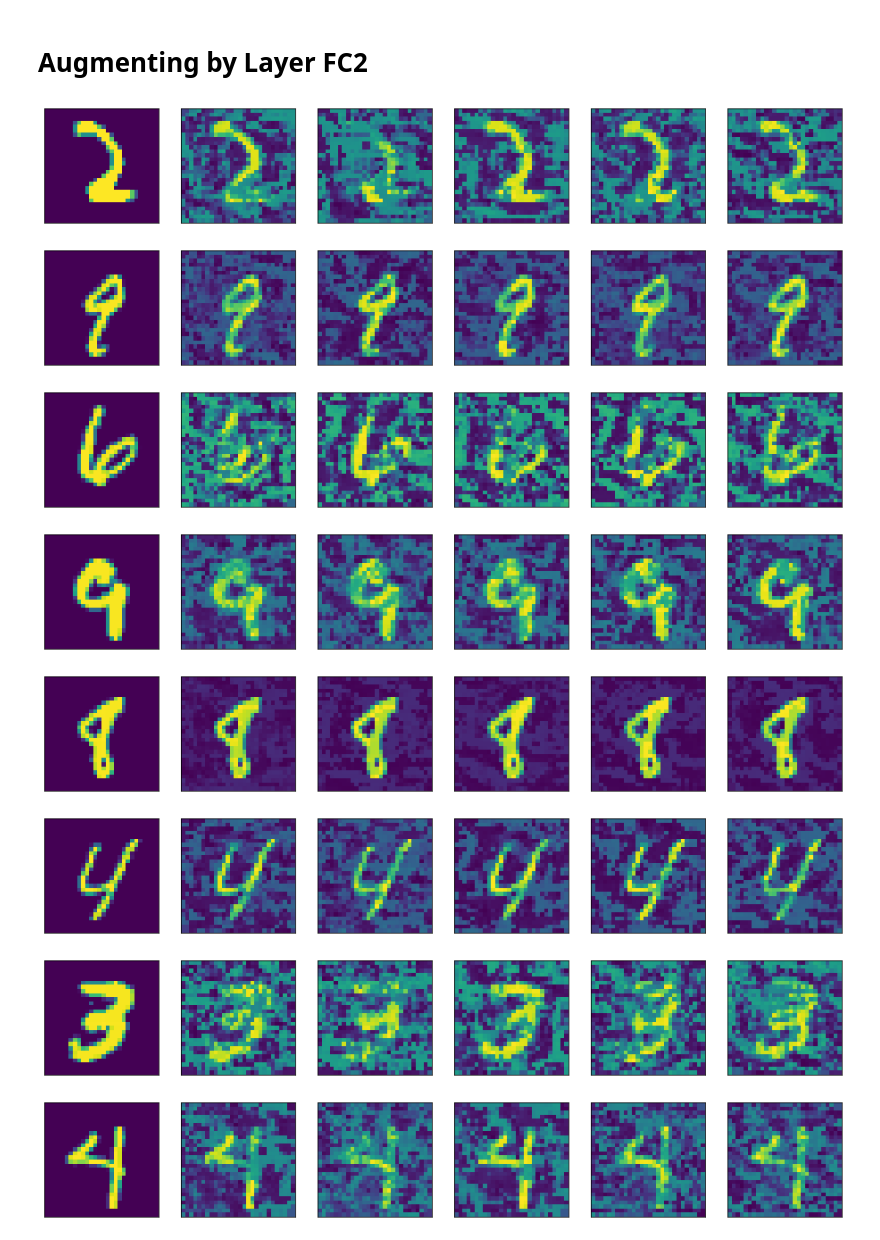
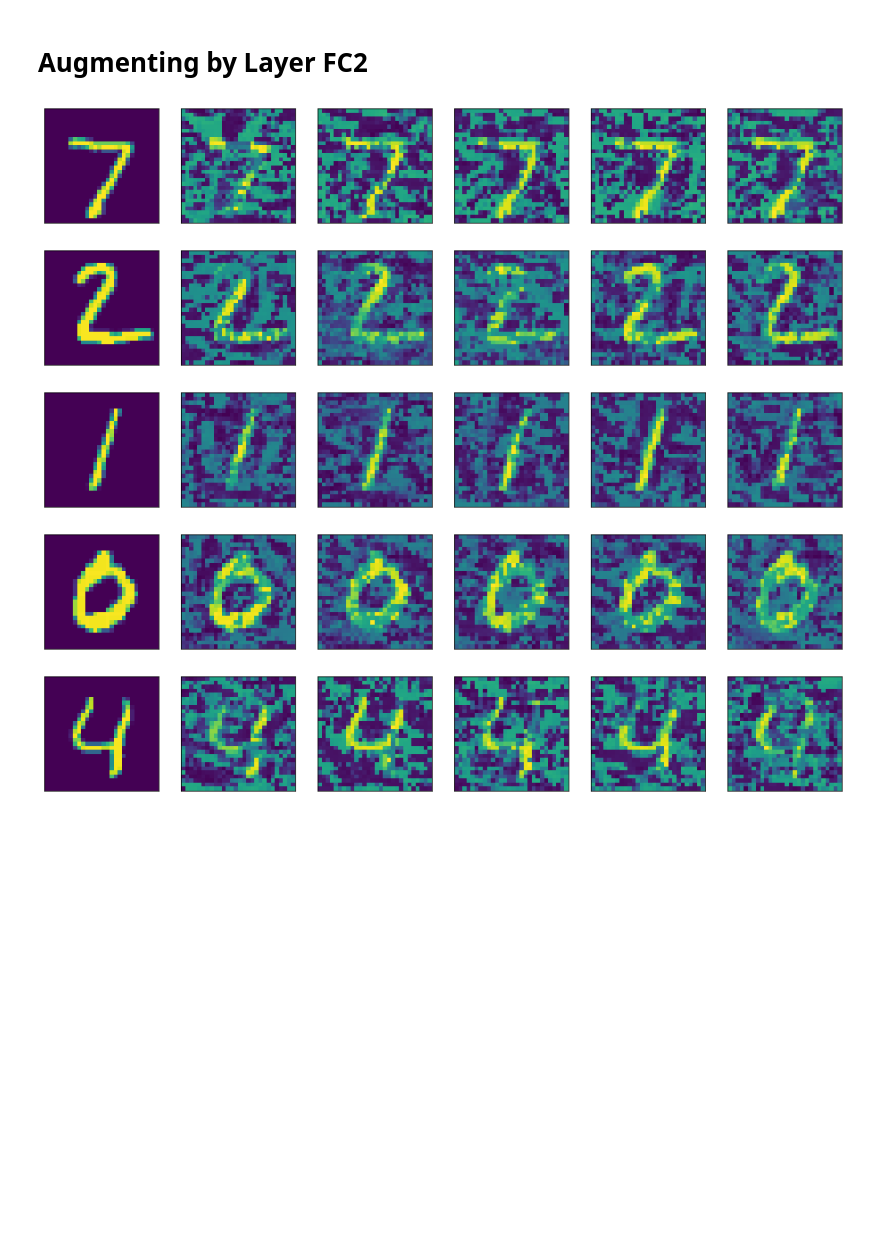
Before and after one commit to dkloving/dropviz, a Jupyter notebook: examples/mnist.ipynb, the cells around one changed output. Drawn from its saved outputs; the diff is of its cells as text; code cells hidden in the pictures; blank space fills up the shorter version.

```diff
--- a/examples/mnist.ipynb
+++ b/examples/mnist.ipynb
@@ -58,14 +60,14 @@ test_loader = torch.utils.data.DataLoader(
     datasets.MNIST('data/mnist/', train=False, download=True, transform=transforms.Compose([
             transforms.ToTensor(),
             ])),
-        batch_size=1, shuffle=True)
-
-# make the data loader iterable so we can call next()
-data_iter = iter(test_loader)
+        batch_size=1, shuffle=False)
 # %% [markdown]
 # Augmenting by Layer FC1
 # %%
-N = 10
+# make the data loader iterable so we can call next()
+data_iter = iter(test_loader)
+
+N = 5
 
 for i in range(N):
 
@@ -96,28 +93,28 @@ for i in range(N):
 # %% [markdown]
 # Augmenting by Layer FC2
 # %%
-N = 10
+# make a new iterator so we get the same samples
+data_iter = iter(test_loader)
+
+N = 5
 
 for i in range(N):
 
     # sample
     data, target = next(data_iter)
 
     # augment
-    corrupted_images, output = dropviz.augment(model, model.fc2, device, data, 5, 10000, 0.1, 0.0001)
+    corrupted_images, output = dropviz.augment(model, model.fc2, device, data, 5, 10000, 0.05, 0.0001)
 
     # plot
     f, ax = plt.subplots(1, len(corrupted_images)+1, figsize=(16,20))
     ax[0].imshow(data.reshape(28, 28))
     for n in range(len(corrupted_images)):
         ax[n+1].imshow(corrupted_images[n])
     plt.show()
 # %% [output]
-[figure, old version]
+[figure, new version]
-[figure, old version]
+[figure, new version]
-[figure, old version]
+[figure, new version]
-[figure, old version]
+[figure, new version]
-[figure, old version]
+[figure, new version]
-[figure, removed]
-[figure, removed]
-[figure, removed]
```
Also changed, not shown: parts of 3 cells of this notebook, 1 other file.
